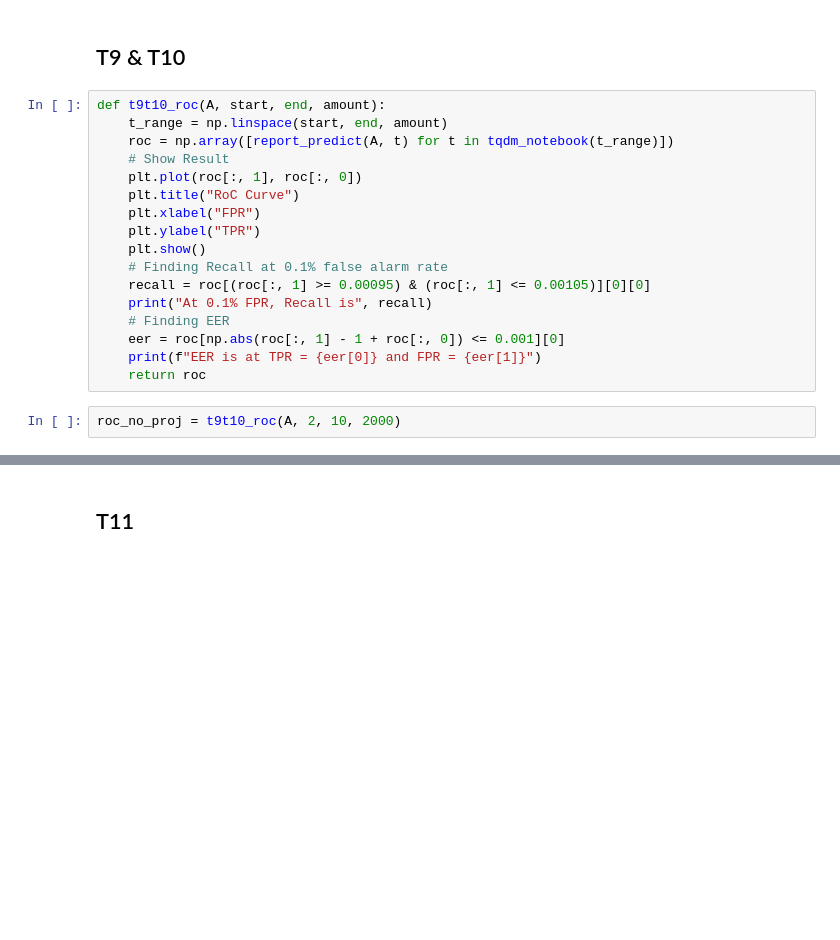
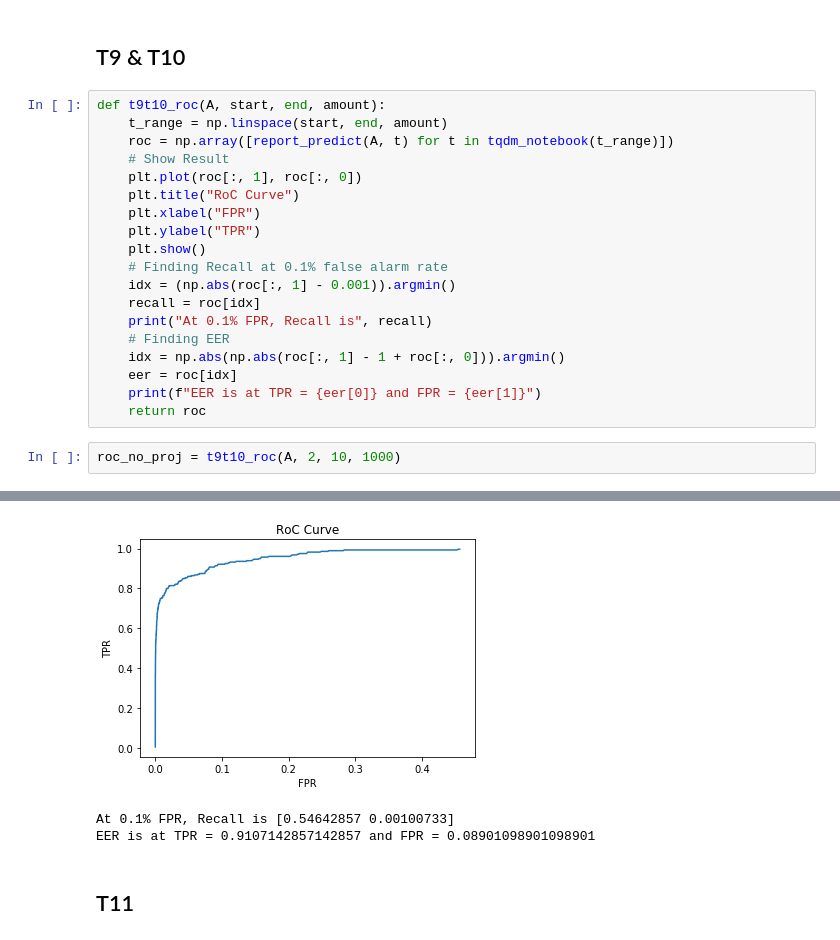
Before and after one commit to nekoteoj/pattern-recognition-work, a Jupyter notebook: HW3/HW3.ipynb, the cells around one changed output, grey strips where cells are left out. Cells and saved outputs as stored; diff of their text form; blank space fills up the shorter version.

```diff
--- a/HW3/HW3.ipynb
+++ b/HW3/HW3.ipynb
@@ -280,16 +280,21 @@ def t9t10_roc(A, start, end, amount):
     plt.ylabel("TPR")
     plt.show()
     # Finding Recall at 0.1% false alarm rate
-    recall = roc[(roc[:, 1] >= 0.00095) & (roc[:, 1] <= 0.00105)][0][0]
+    idx = (np.abs(roc[:, 1] - 0.001)).argmin()
+    recall = roc[idx]
     print("At 0.1% FPR, Recall is", recall)
     # Finding EER
-    eer = roc[np.abs(roc[:, 1] - 1 + roc[:, 0]) <= 0.001][0]
+    idx = np.abs(np.abs(roc[:, 1] - 1 + roc[:, 0])).argmin()
+    eer = roc[idx]
     print(f"EER is at TPR = {eer[0]} and FPR = {eer[1]}")
     return roc
 # %%
-roc_no_proj = t9t10_roc(A, 2, 10, 2000)
+roc_no_proj = t9t10_roc(A, 2, 10, 1000)
 # %% [output]
 [interactive output not drawn]
+[figure, added]
+At 0.1% FPR, Recall is [0.54642857 0.00100733]
+EER is at TPR = 0.9107142857142857 and FPR = 0.08901098901098901
 # %% [markdown]
 ## T11
 # %%
```
Also changed, not shown: parts of 10 cells of this notebook, 1 other file.
